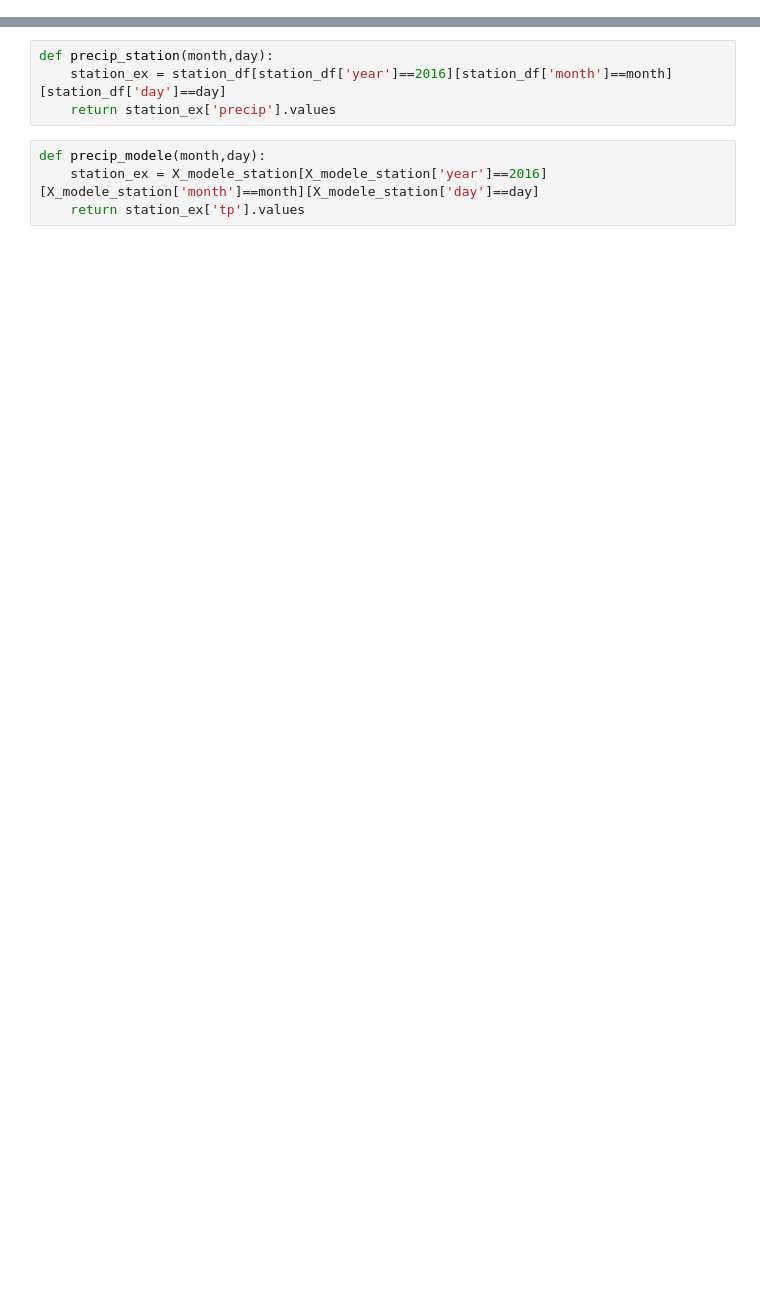
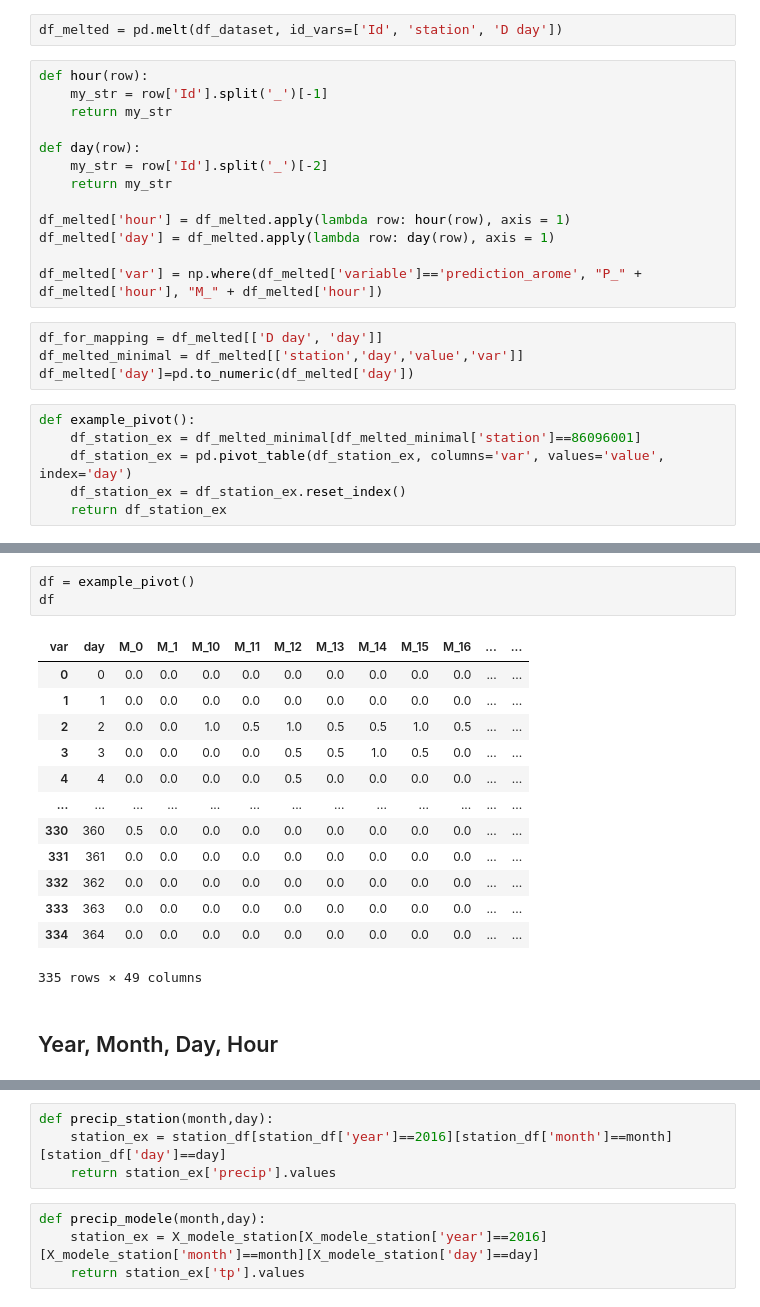
Before and after one commit to damienanquetin/HackathonMF, a Jupyter notebook: notebooks/transform_dataset.ipynb, the cells around one changed output, grey strips where cells are left out. Saved outputs shown, nothing was run; the diff lists cells and outputs as text; blank space fills up the shorter version.

```diff
--- a/notebooks/transform_dataset.ipynb
+++ b/notebooks/transform_dataset.ipynb
@@ -142,0 +101,25 @@ See the caveats in the documentation: https://pandas.pydata.org/pandas-docs/stab
+# %%
+df_melted = pd.melt(df_dataset, id_vars=['Id', 'station', 'D day'])
+# %%
+def hour(row):
+    my_str = row['Id'].split('_')[-1]
+    return my_str
+
+def day(row):
+    my_str = row['Id'].split('_')[-2]
+    return my_str
+
+df_melted['hour'] = df_melted.apply(lambda row: hour(row), axis = 1)
+df_melted['day'] = df_melted.apply(lambda row: day(row), axis = 1)
+
+df_melted['var'] = np.where(df_melted['variable']=='prediction_arome', "P_" + df_melted['hour'], "M_" + df_melted['hour'])
+# %%
+df_for_mapping = df_melted[['D day', 'day']]
+df_melted_minimal = df_melted[['station','day','value','var']]
+df_melted['day']=pd.to_numeric(df_melted['day'])
+# %%
+def example_pivot():
+    df_station_ex = df_melted_minimal[df_melted_minimal['station']==86096001]
+    df_station_ex = pd.pivot_table(df_station_ex, columns='var', values='value', index='day')
+    df_station_ex = df_station_ex.reset_index()
+    return df_station_ex
@@ -142,0 +342,19 @@ See the caveats in the documentation: https://pandas.pydata.org/pandas-docs/stab
+# %%
+df = example_pivot()
+df
+# %% [output]
+| var | day | M_0 | M_1 | M_10 | M_11 | M_12 | M_13 | M_14 | M_15 | M_16 | ... | ... |
+| 0 | 0 | 0.0 | 0.0 | 0.0 | 0.0 | 0.0 | 0.0 | 0.0 | 0.0 | 0.0 | ... | ... |
+| 1 | 1 | 0.0 | 0.0 | 0.0 | 0.0 | 0.0 | 0.0 | 0.0 | 0.0 | 0.0 | ... | ... |
+| 2 | 2 | 0.0 | 0.0 | 1.0 | 0.5 | 1.0 | 0.5 | 0.5 | 1.0 | 0.5 | ... | ... |
+| 3 | 3 | 0.0 | 0.0 | 0.0 | 0.0 | 0.5 | 0.5 | 1.0 | 0.5 | 0.0 | ... | ... |
+| 4 | 4 | 0.0 | 0.0 | 0.0 | 0.0 | 0.5 | 0.0 | 0.0 | 0.0 | 0.0 | ... | ... |
+| ... | ... | ... | ... | ... | ... | ... | ... | ... | ... | ... | ... | ... |
+| 330 | 360 | 0.5 | 0.0 | 0.0 | 0.0 | 0.0 | 0.0 | 0.0 | 0.0 | 0.0 | ... | ... |
+| 331 | 361 | 0.0 | 0.0 | 0.0 | 0.0 | 0.0 | 0.0 | 0.0 | 0.0 | 0.0 | ... | ... |
+| 332 | 362 | 0.0 | 0.0 | 0.0 | 0.0 | 0.0 | 0.0 | 0.0 | 0.0 | 0.0 | ... | ... |
+| 333 | 363 | 0.0 | 0.0 | 0.0 | 0.0 | 0.0 | 0.0 | 0.0 | 0.0 | 0.0 | ... | ... |
+| 334 | 364 | 0.0 | 0.0 | 0.0 | 0.0 | 0.0 | 0.0 | 0.0 | 0.0 | 0.0 | ... | ... |
+335 rows × 49 columns
+# %% [markdown]
+## Year, Month, Day, Hour
```
Also changed, not shown: parts of 54 cells of this notebook.
